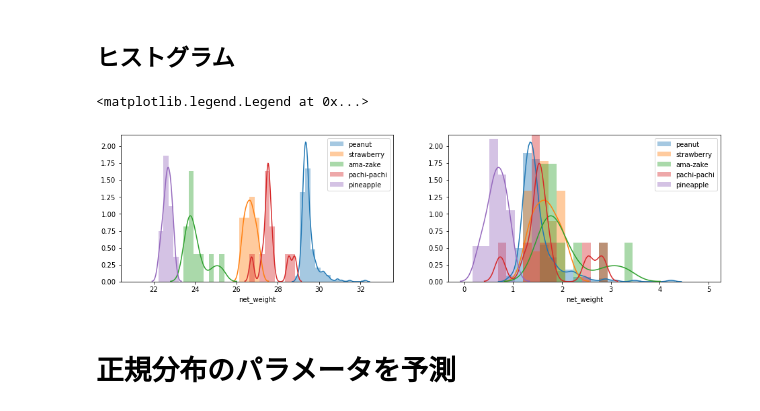
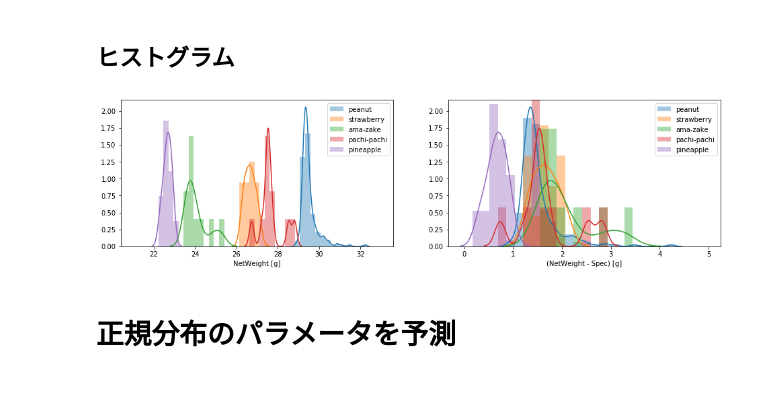
Before and after one commit to tok41/choco-ball-statistics, a Jupyter notebook: analysis/jupyter/compare-net-weight.ipynb, the cells around one changed output. Drawn from its saved outputs; the diff is of its cells as text; code cells hidden in the pictures.

```diff
--- a/analysis/jupyter/compare-net-weight.ipynb
+++ b/analysis/jupyter/compare-net-weight.ipynb
@@ -51,16 +51,18 @@ taste_name = {0:"peanut", 1:"strawberry", 4:"ama-zake", 7:"pachi-pachi", 10:"pin
 # %%
 fig = plt.figure(figsize=(16, 4))
 ax = fig.subplots(1, 2)
 
 bins = np.linspace(0, 5.0, 30)
 for key, value in grp:
     sns.distplot(value["net_weight"], bins=np.linspace(21, 33, 50), hist=True, label=taste_name[key], ax=ax[0])
     sns.distplot((value["net_weight"] - spec[key]), bins=bins, hist=True, label=taste_name[key], ax=ax[1])
+ax[0].set_xlabel("NetWeight [g]")
+ax[1].set_xlabel("(NetWeight - Spec) [g]")
 ax[0].legend()
 ax[1].legend()
+fig.savefig("weight_histogram.png")
 # %% [output]
-<matplotlib.legend.Legend at 0x...>
-[figure, old version]
+[figure, new version]
 # %% [markdown]
 # 正規分布のパラメータを予測
 # %% [markdown]
```
Also changed, not shown: parts of 4 cells of this notebook.
